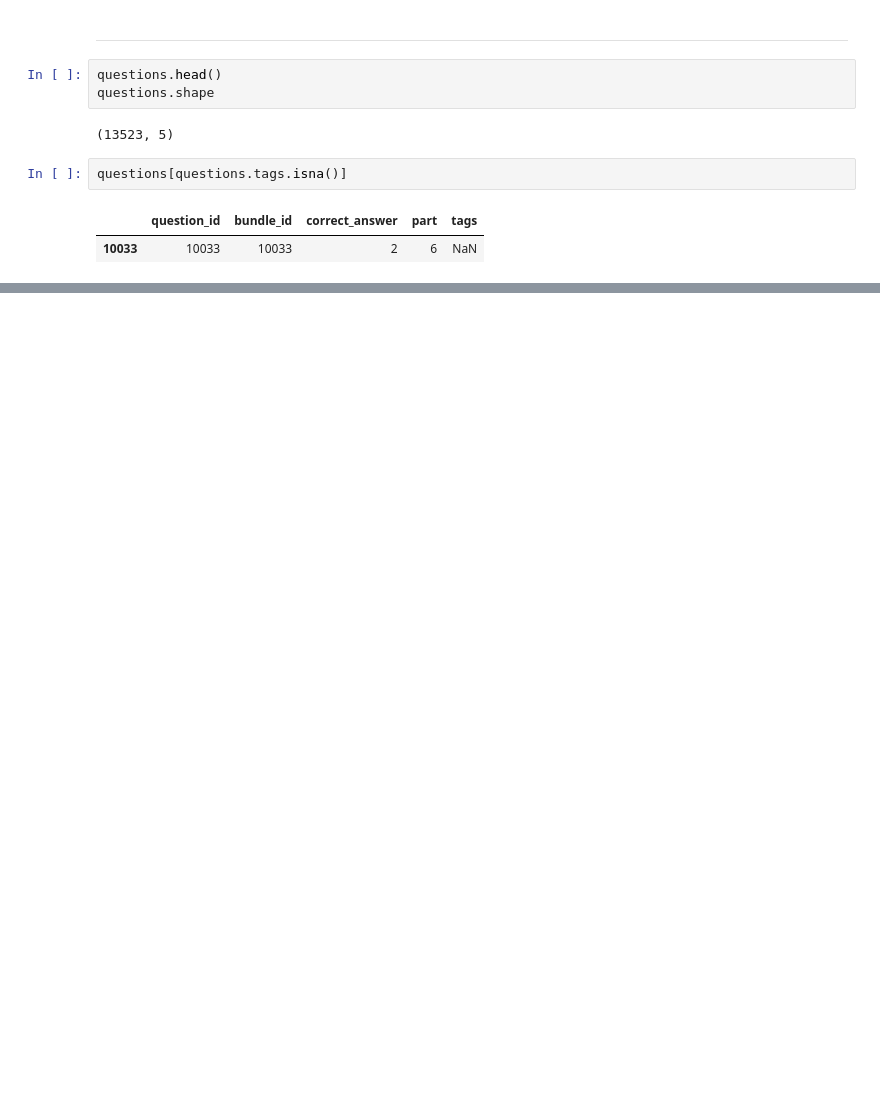
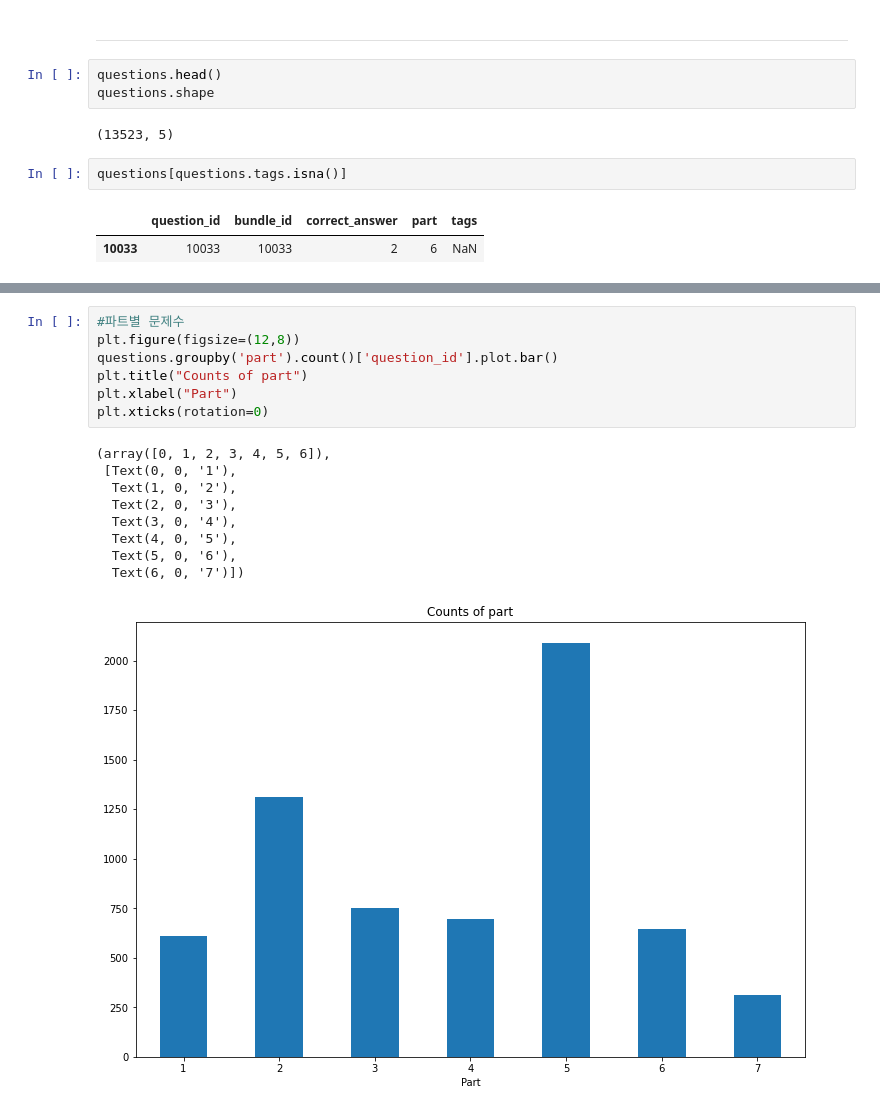
Before and after one commit to ingu627/answer_correctness, a Jupyter notebook: pre_questions.ipynb, the cells around one changed output, grey strips where cells are left out. Cells and saved outputs as stored; diff of their text form; blank space fills up the shorter version.

```diff
--- a/pre_questions.ipynb
+++ b/pre_questions.ipynb
@@ -204 +249,18 @@ plt.show()
+# %%
+#파트별 문제수
+plt.figure(figsize=(12,8))
+questions.groupby('part').count()['question_id'].plot.bar()
+plt.title("Counts of part")
+plt.xlabel("Part")
+plt.xticks(rotation=0)
+# %% [output]
+(array([0, 1, 2, 3, 4, 5, 6]),
+ [Text(0, 0, '1'),
+  Text(1, 0, '2'),
+  Text(2, 0, '3'),
+  Text(3, 0, '4'),
+  Text(4, 0, '5'),
+  Text(5, 0, '6'),
+  Text(6, 0, '7')])
+[figure, added]
 # %%
```
Also changed, not shown: parts of 13 cells of this notebook.
